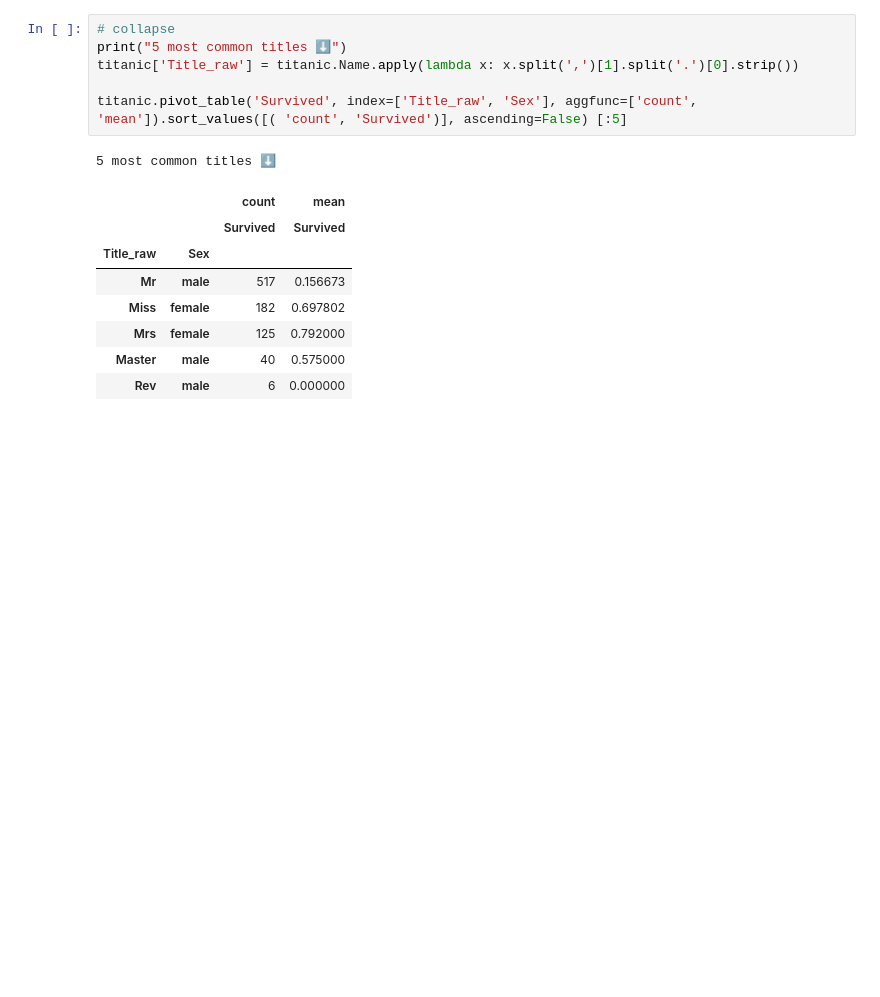
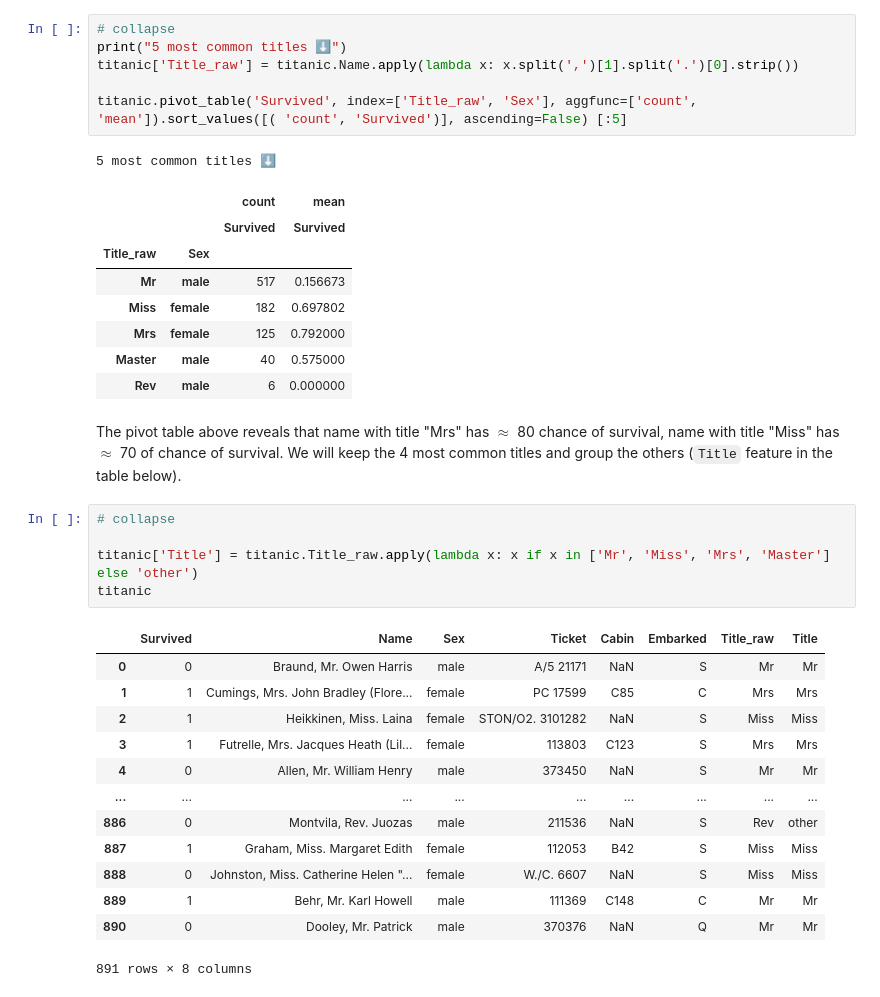
Before and after one commit to pandya6988/my_first_fastpage, a Jupyter notebook: _notebooks/2022-09-11-feature_engineering.ipynb, the cells around one changed output. Cells and saved outputs as stored; diff of their text form; blank space fills up the shorter version.

```diff
--- a/_notebooks/2022-09-11-feature_engineering.ipynb
+++ b/_notebooks/2022-09-11-feature_engineering.ipynb
@@ -355,3 +355,24 @@ titanic.pivot_table('Survived', index=['Title_raw', 'Sex'], aggfunc=['count', 'm
 | Mrs | female | 125 | 0.792000 |
 | Master | male | 40 | 0.575000 |
 | Rev | male | 6 | 0.000000 |
+# %% [markdown]
+The pivot table above reveals that name with title "Mrs" has $\approx$ 80 chance of survival, name with title "Miss" has $\approx$ 70 of chance of survival. We will keep the 4 most common titles and group the others (`Title` feature in the table below).
+# %%
+# collapse
+
+titanic['Title'] = titanic.Title_raw.apply(lambda x: x if x in ['Mr', 'Miss', 'Mrs', 'Master'] else 'other')
+titanic
+# %% [output]
+|  | Survived | Name | Sex | Ticket | Cabin | Embarked | Title_raw | Title |
+| 0 | 0 | Braund, Mr. Owen Harris | male | A/5 21171 | NaN | S | Mr | Mr |
+| 1 | 1 | Cumings, Mrs. John Bradley (Flore... | female | PC 17599 | C85 | C | Mrs | Mrs |
+| 2 | 1 | Heikkinen, Miss. Laina | female | STON/O2. 3101282 | NaN | S | Miss | Miss |
+| 3 | 1 | Futrelle, Mrs. Jacques Heath (Lil... | female | 113803 | C123 | S | Mrs | Mrs |
+| 4 | 0 | Allen, Mr. William Henry | male | 373450 | NaN | S | Mr | Mr |
+| ... | ... | ... | ... | ... | ... | ... | ... | ... |
+| 886 | 0 | Montvila, Rev. Juozas | male | 211536 | NaN | S | Rev | other |
+| 887 | 1 | Graham, Miss. Margaret Edith | female | 112053 | B42 | S | Miss | Miss |
+| 888 | 0 | Johnston, Miss. Catherine Helen "... | female | W./C. 6607 | NaN | S | Miss | Miss |
+| 889 | 1 | Behr, Mr. Karl Howell | male | 111369 | C148 | C | Mr | Mr |
+| 890 | 0 | Dooley, Mr. Patrick | male | 370376 | NaN | Q | Mr | Mr |
+891 rows × 8 columns
```
Also changed, not shown: parts of 3 cells of this notebook, 1 other file.
